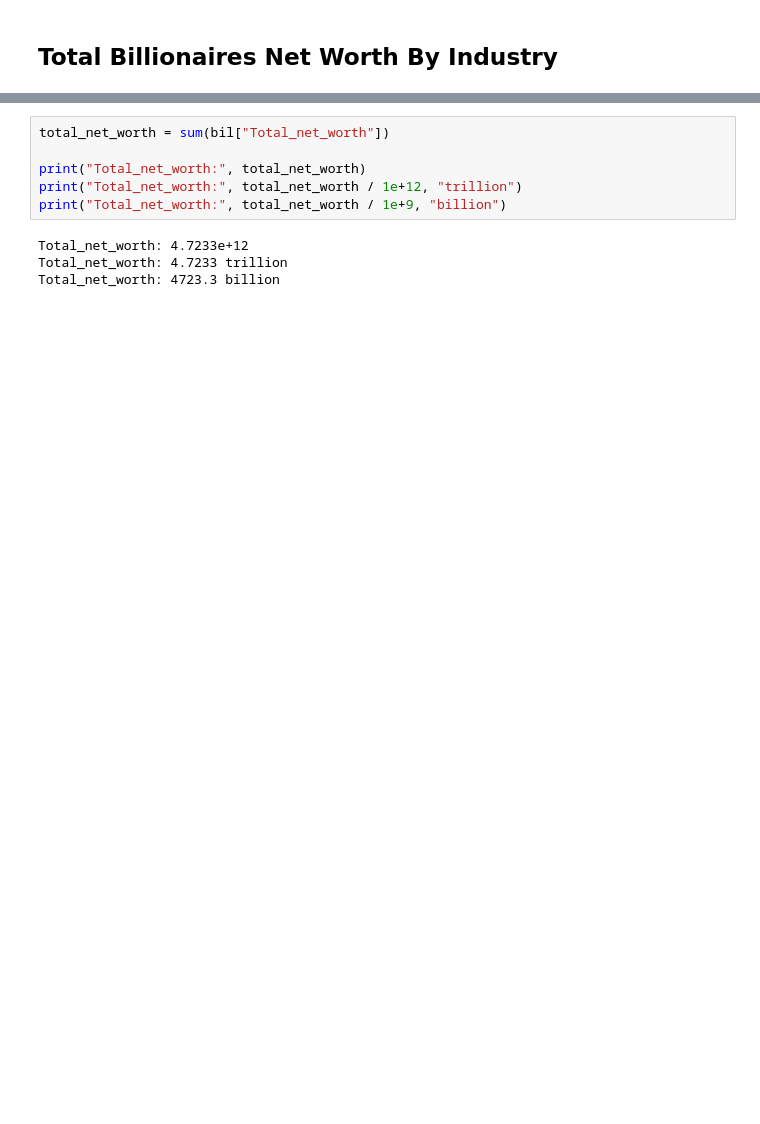
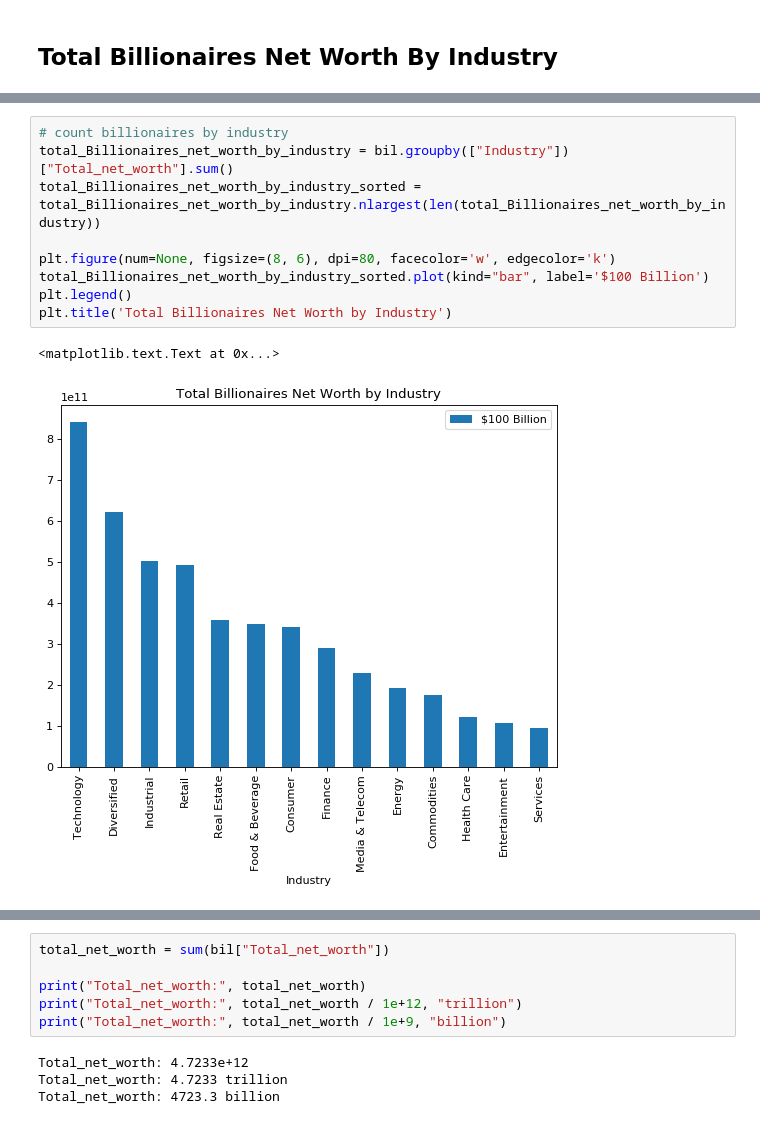
Before and after one commit to morriswong/Using_Machine_Learning, a Jupyter notebook: Datasets/01-Billionaires.ipynb, the cells around one changed output, grey strips where cells are left out. Cells and saved outputs as stored; diff of their text form; blank space fills up the shorter version.

```diff
--- a/Datasets/01-Billionaires.ipynb
+++ b/Datasets/01-Billionaires.ipynb
@@ -68,2 +40,14 @@ Populating the interactive namespace from numpy and matplotlib
+# %%
+# count billionaires by industry
+total_Billionaires_net_worth_by_industry = bil.groupby(["Industry"])["Total_net_worth"].sum()
+total_Billionaires_net_worth_by_industry_sorted = total_Billionaires_net_worth_by_industry.nlargest(len(total_Billionaires_net_worth_by_industry))
+
+plt.figure(num=None, figsize=(8, 6), dpi=80, facecolor='w', edgecolor='k')
+total_Billionaires_net_worth_by_industry_sorted.plot(kind="bar", label='$100 Billion')
+plt.legend()
+plt.title('Total Billionaires Net Worth by Industry')
+# %% [output]
+<matplotlib.text.Text at 0x...>
+[figure, added]
 # %% [markdown]
 ### The total money of the Richest 500
```
Also changed, not shown: parts of 30 cells of this notebook, 1 other file.
